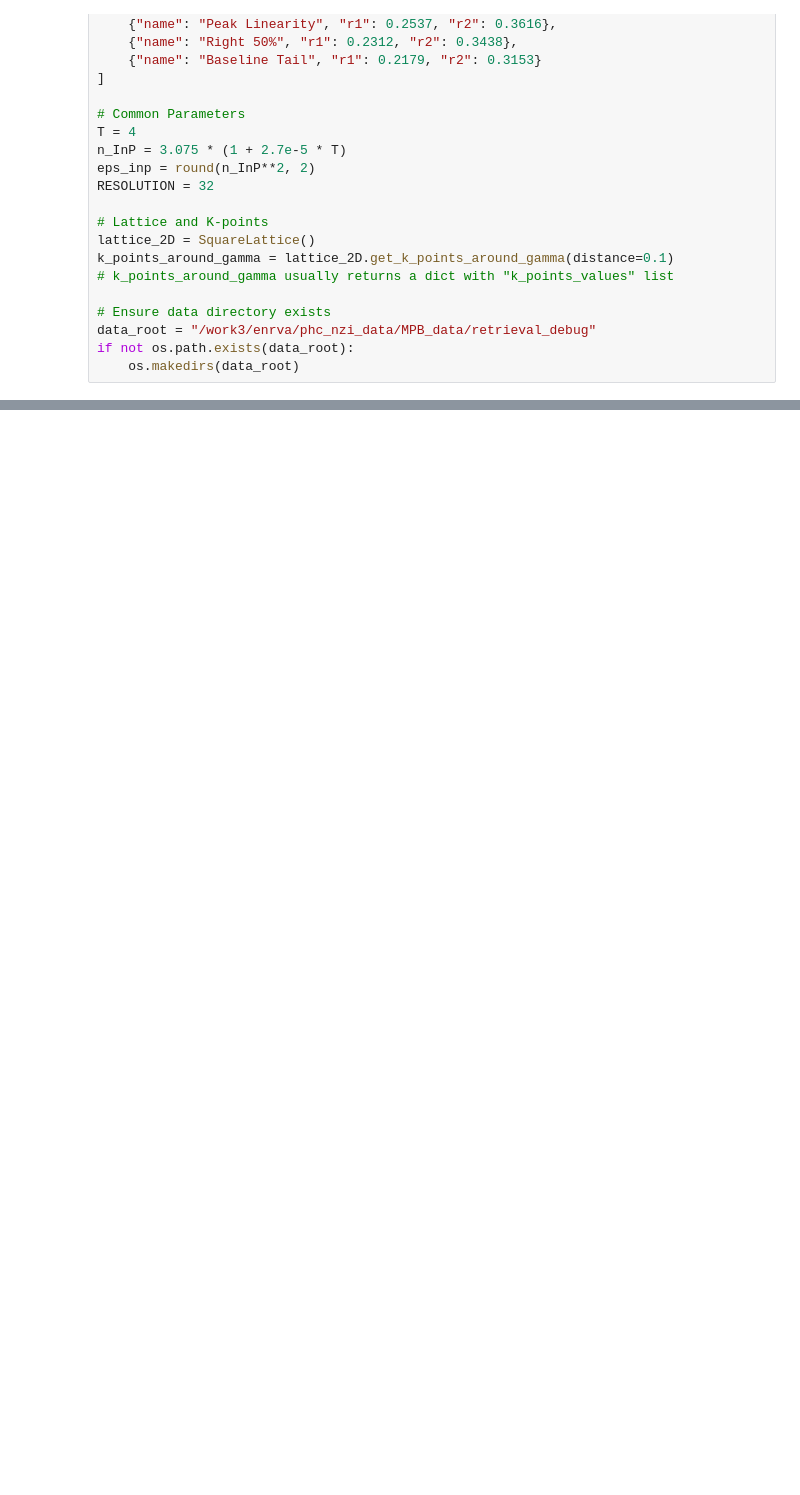
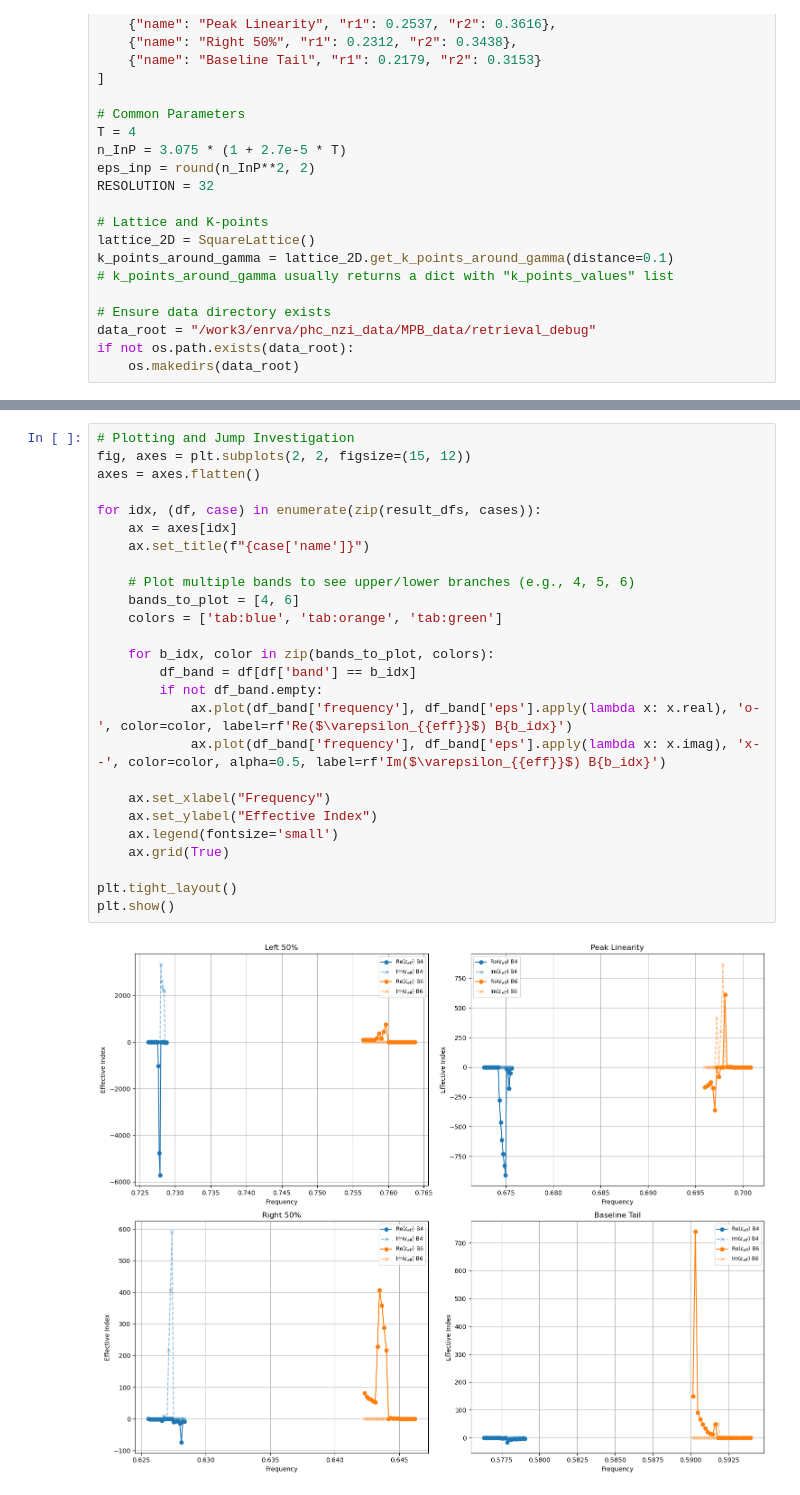
Before and after one commit to enricovallar/phc_nzi, a Jupyter notebook: notebooks/phd/retrieval_analysis_jump_debug.ipynb, the cells around one changed output, grey strips where cells are left out. Drawn from its saved outputs; the diff is of its cells as text; blank space fills up the shorter version.

Commit message:
trying to calculate effective params

```diff
--- a/notebooks/phd/retrieval_analysis_jump_debug.ipynb
+++ b/notebooks/phd/retrieval_analysis_jump_debug.ipynb
@@ -131,0 +128,28 @@ Band 6: reference mask from k_index=12, region I fraction=0.500
+# %%
+# Plotting and Jump Investigation
+fig, axes = plt.subplots(2, 2, figsize=(15, 12))
+axes = axes.flatten()
+
+for idx, (df, case) in enumerate(zip(result_dfs, cases)):
+    ax = axes[idx]
+    ax.set_title(f"{case['name']}")
+
+    # Plot multiple bands to see upper/lower branches (e.g., 4, 5, 6)
+    bands_to_plot = [4, 6]
+    colors = ['tab:blue', 'tab:orange', 'tab:green']
+
+    for b_idx, color in zip(bands_to_plot, colors):
+        df_band = df[df['band'] == b_idx]
+        if not df_band.empty:
+            ax.plot(df_band['frequency'], df_band['eps'].apply(lambda x: x.real), 'o-', color=color, label=rf'Re($\varepsilon_{{eff}}$) B{b_idx}')
+            ax.plot(df_band['frequency'], df_band['eps'].apply(lambda x: x.imag), 'x--', color=color, alpha=0.5, label=rf'Im($\varepsilon_{{eff}}$) B{b_idx}')
+
+    ax.set_xlabel("Frequency")
+    ax.set_ylabel("Effective Index")
+    ax.legend(fontsize='small')
+    ax.grid(True)
+
+plt.tight_layout()
+plt.show()
+# %% [output]
+[figure, added]
```
Also changed, not shown: parts of 6 cells of this notebook, 25 other files.
